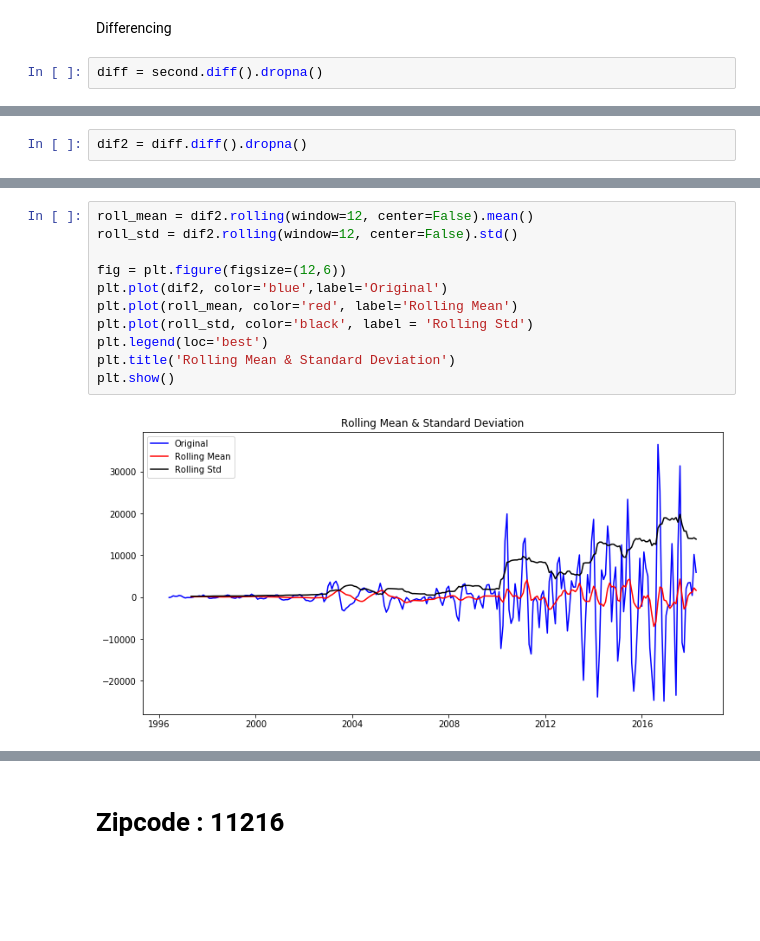
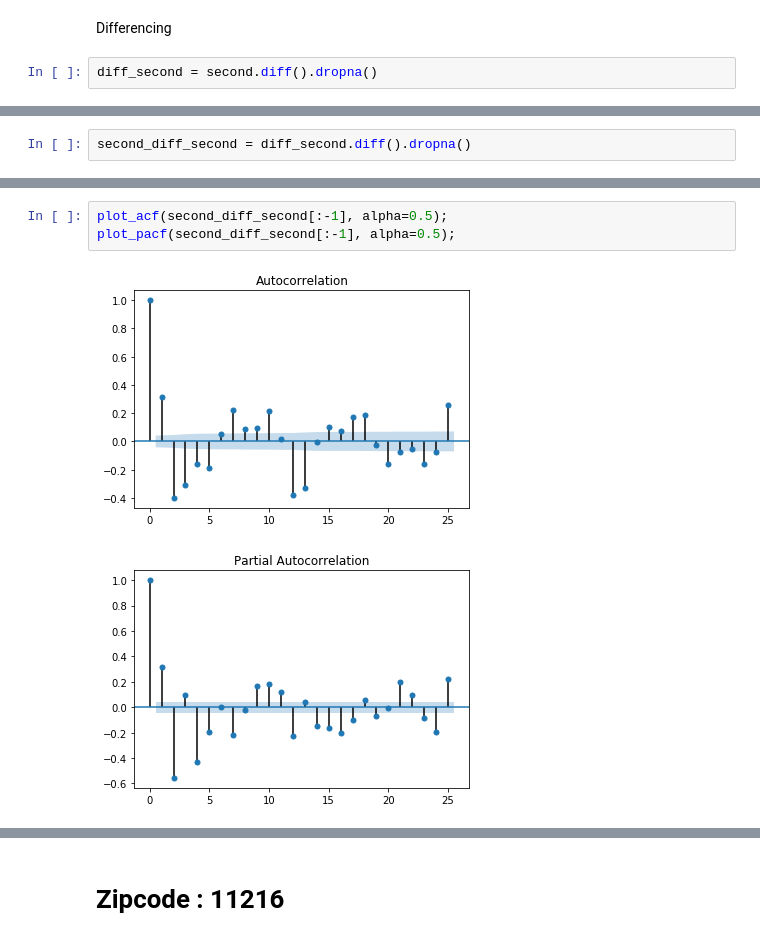
Before and after one commit to mcerow/TriState_Glory, a Jupyter notebook: NewYork.ipynb, the cells around one changed output, grey strips where cells are left out. Saved outputs shown, nothing was run; the diff lists cells and outputs as text; blank space fills up the shorter version.

```diff
--- a/NewYork.ipynb
+++ b/NewYork.ipynb
@@ -298,7 +384,7 @@ dtype: float64
 # %% [markdown]
 Differencing
 # %%
-diff = second.diff().dropna()
+diff_second = second.diff().dropna()
 # %%
 from statsmodels.tsa.stattools import adfuller
 
@@ -335,4 +421,4 @@ Critical Value (5%)             -2.873314
 Critical Value (10%)            -2.573044
 dtype: float64
 # %%
-dif2 = diff.diff().dropna()
+second_diff_second = diff_second.diff().dropna()
@@ -371,16 +468,9 @@ Critical Value (1%)           -3.457105e+00
 Critical Value (5%)           -2.873314e+00
 Critical Value (10%)          -2.573044e+00
 dtype: float64
-# %%
-roll_mean = dif2.rolling(window=12, center=False).mean()
-roll_std = dif2.rolling(window=12, center=False).std()
-
-fig = plt.figure(figsize=(12,6))
-plt.plot(dif2, color='blue',label='Original')
-plt.plot(roll_mean, color='red', label='Rolling Mean')
-plt.plot(roll_std, color='black', label = 'Rolling Std')
-plt.legend(loc='best')
-plt.title('Rolling Mean & Standard Deviation')
-plt.show()
-# %% [output]
-[figure, removed]
+# %%
+plot_acf(second_diff_second[:-1], alpha=0.5);
+plot_pacf(second_diff_second[:-1], alpha=0.5);
+# %% [output]
+[figure, added]
+[figure, added]
```
Also changed, not shown: parts of 44 cells of this notebook.
